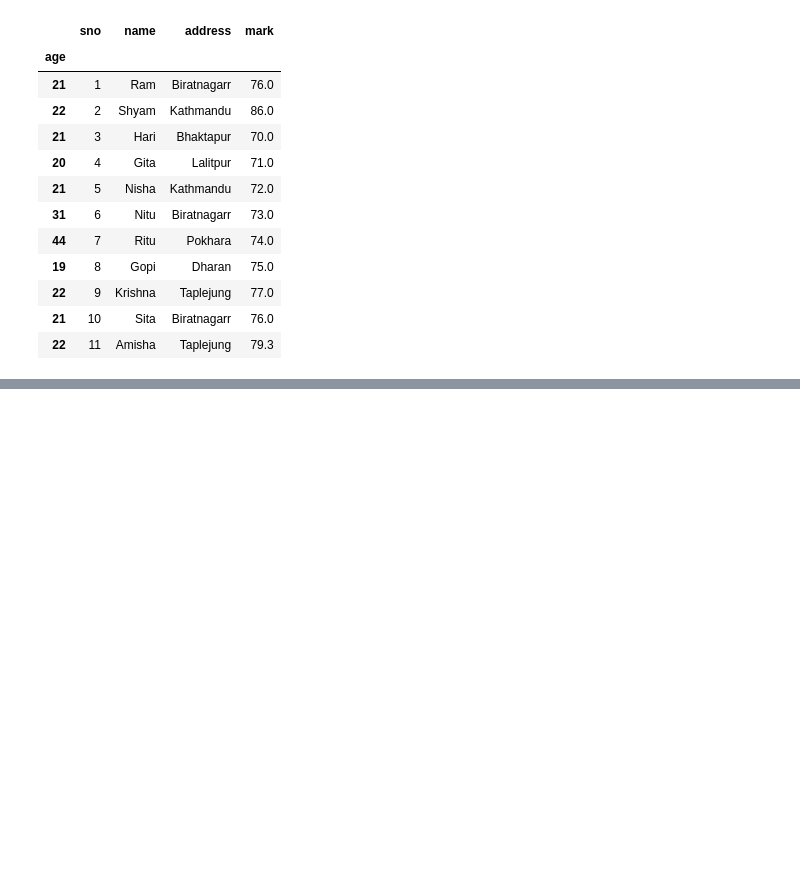
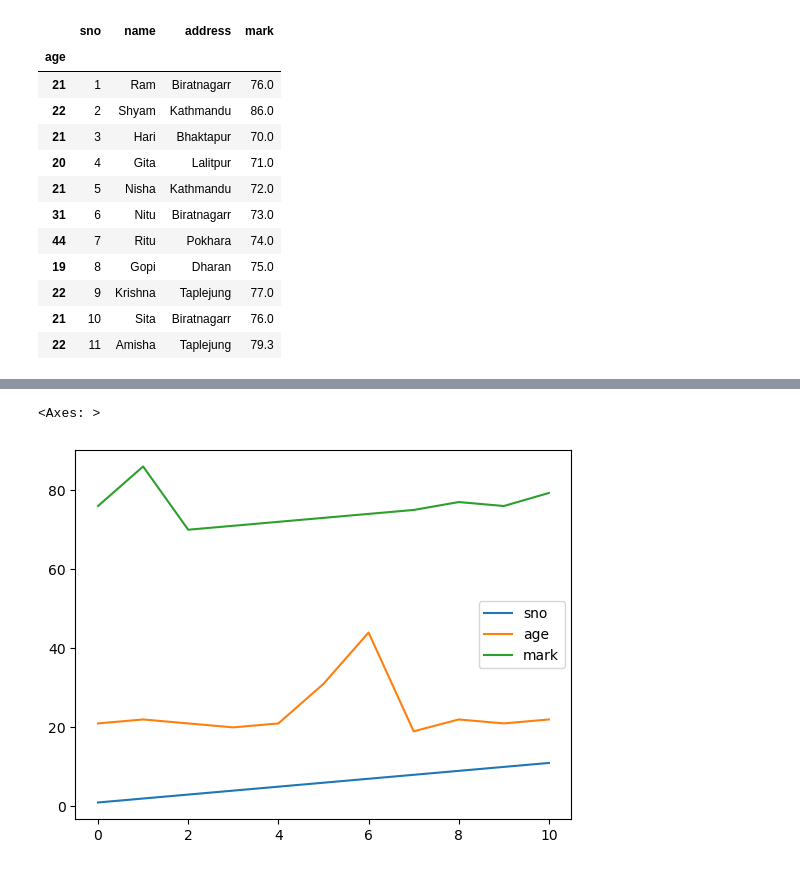
Before and after one commit to nitishat7/pythonProgramming_basics, a Jupyter notebook: pandas.ipynb, the cells around one changed output, grey strips where cells are left out. Saved outputs shown, nothing was run; the diff lists cells and outputs as text; code cells hidden in the pictures; blank space fills up the shorter version.

Commit message:
Pandas Update

```diff
--- a/pandas.ipynb
+++ b/pandas.ipynb
@@ -200,3 +201,7 @@ data
 | 22 | 9 | Krishna | Taplejung | 77.0 |
 | 21 | 10 | Sita | Biratnagarr | 76.0 |
 | 22 | 11 | Amisha | Taplejung | 79.3 |
+# %%
+import pandas as pd
+data = pd.read_csv('info.csv')
+data[['name','age','sno']]
@@ -202,0 +221,5 @@ data
+# %%
+data.plot()
+# %% [output]
+<Axes: >
+[figure, added]
```
Also changed, not shown: parts of 2 cells of this notebook.
